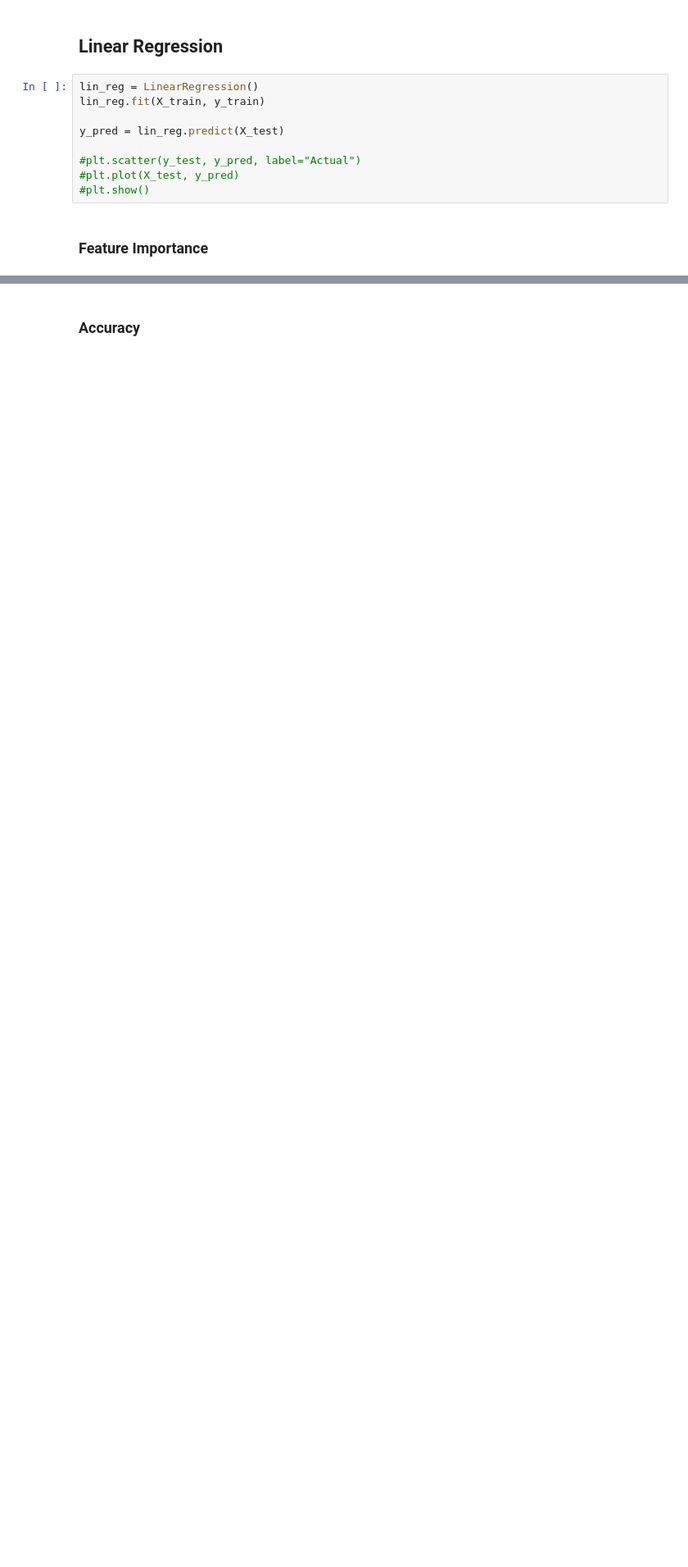
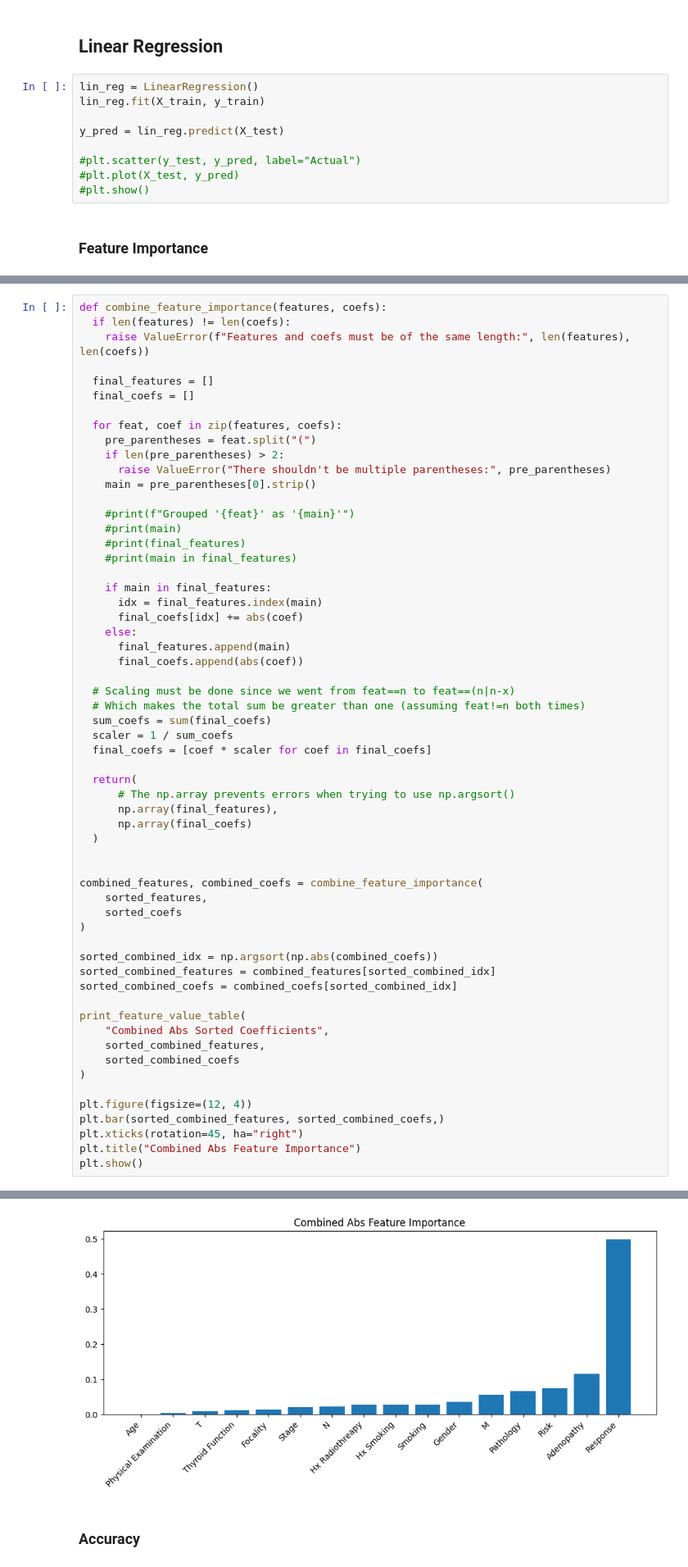
Before and after one commit to Koffiie/First-Repo, a Jupyter notebook: Thyroid_Cancer_Recurrence_Prediction.ipynb, the cells around one changed output, grey strips where cells are left out. Shown: that part at 82% size. Cells and saved outputs as stored; diff of their text form; blank space fills up the shorter version.

```diff
--- a/Thyroid_Cancer_Recurrence_Prediction.ipynb
+++ b/Thyroid_Cancer_Recurrence_Prediction.ipynb
@@ -722,0 +728,60 @@ plt.show()
+# %%
+def combine_feature_importance(features, coefs):
+  if len(features) != len(coefs):
+    raise ValueError(f"Features and coefs must be of the same length:", len(features), len(coefs))
+
+  final_features = []
+  final_coefs = []
+
+  for feat, coef in zip(features, coefs):
+    pre_parentheses = feat.split("(")
+    if len(pre_parentheses) > 2:
+      raise ValueError("There shouldn't be multiple parentheses:", pre_parentheses)
+    main = pre_parentheses[0].strip()
+
+    #print(f"Grouped '{feat}' as '{main}'")
+    #print(main)
+    #print(final_features)
+    #print(main in final_features)
+
+    if main in final_features:
+      idx = final_features.index(main)
+      final_coefs[idx] += abs(coef)
+    else:
+      final_features.append(main)
+      final_coefs.append(abs(coef))
+
+  # Scaling must be done since we went from feat==n to feat==(n|n-x)
+  # Which makes the total sum be greater than one (assuming feat!=n both times)
+  sum_coefs = sum(final_coefs)
+  scaler = 1 / sum_coefs
+  final_coefs = [coef * scaler for coef in final_coefs]
+
+  return(
+      # The np.array prevents errors when trying to use np.argsort()
+      np.array(final_features),
+      np.array(final_coefs)
+  )
+
+
+combined_features, combined_coefs = combine_feature_importance(
+    sorted_features,
+    sorted_coefs
+)
+
+sorted_combined_idx = np.argsort(np.abs(combined_coefs))
+sorted_combined_features = combined_features[sorted_combined_idx]
+sorted_combined_coefs = combined_coefs[sorted_combined_idx]
+
+print_feature_value_table(
+    "Combined Abs Sorted Coefficients",
+    sorted_combined_features,
+    sorted_combined_coefs
+)
+
+plt.figure(figsize=(12, 4))
+plt.bar(sorted_combined_features, sorted_combined_coefs,)
+plt.xticks(rotation=45, ha="right")
+plt.title("Combined Abs Feature Importance")
+plt.show()
+# %% [output]
@@ -723,3 +805,4 @@ plt.show()
+[figure, added]
 # %% [markdown]
 ### Accuracy
 # %%
```
Also changed, not shown: parts of 6 cells of this notebook.
